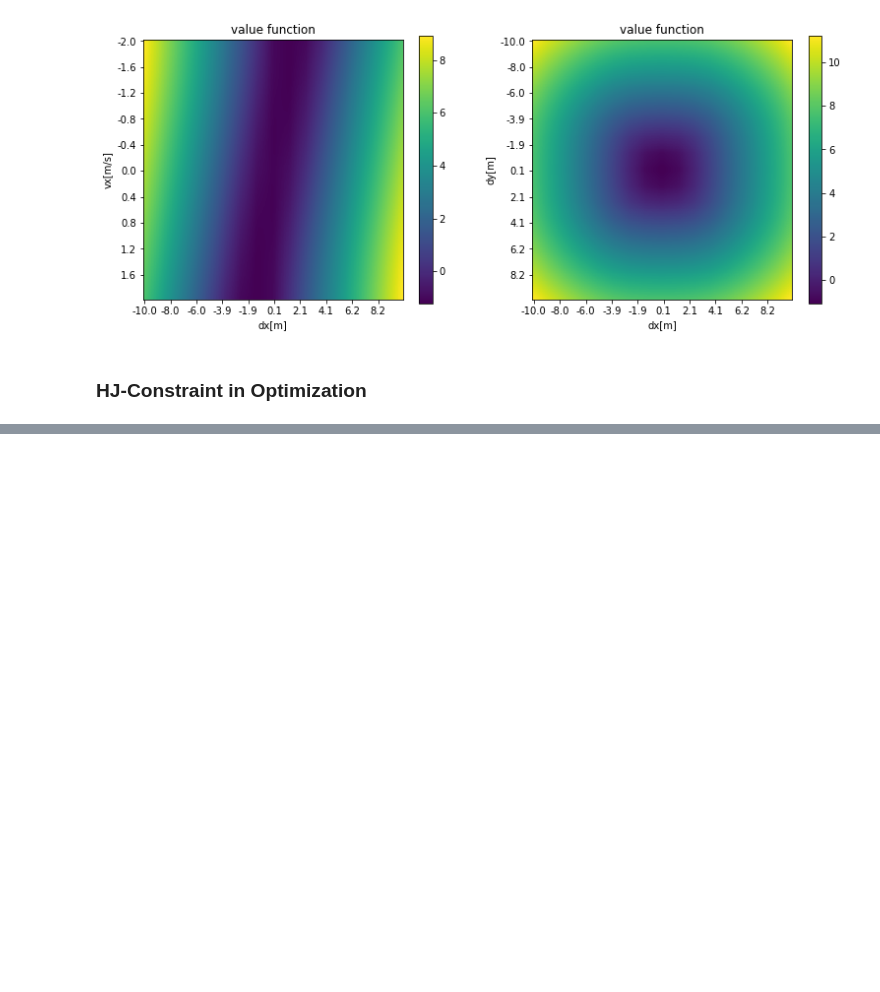
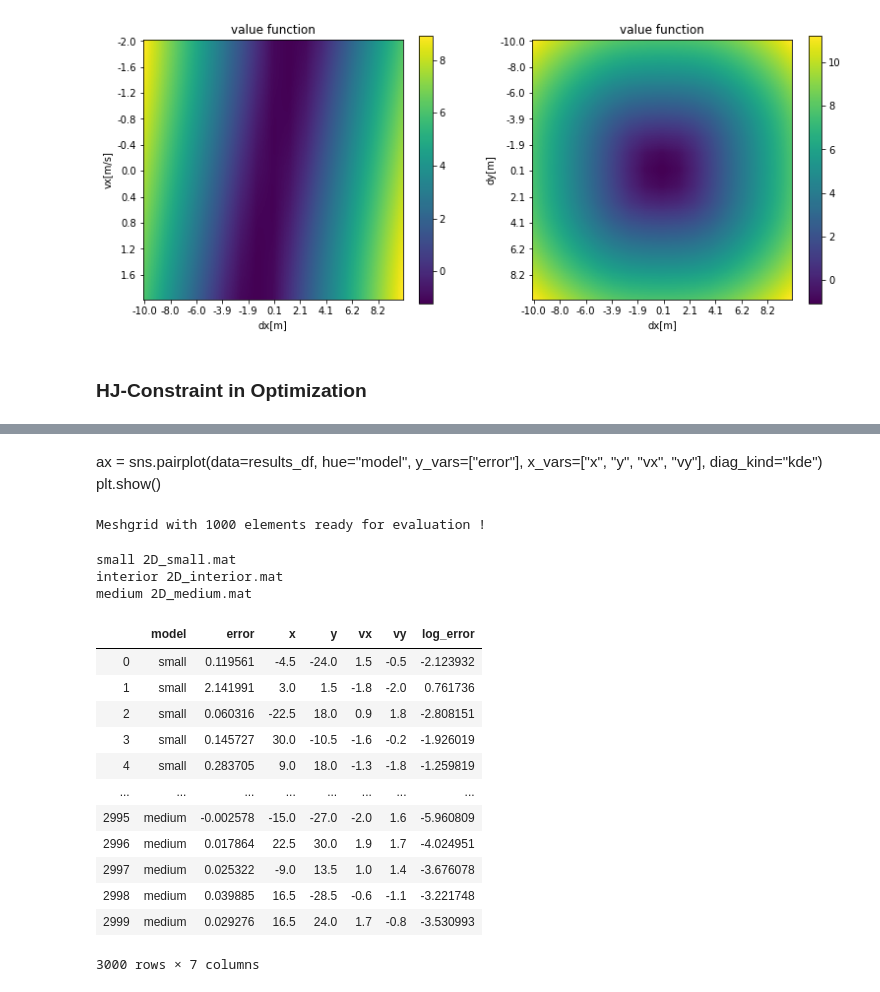
Before and after one commit to simon-schaefer/mantrap, a Jupyter notebook: examples/module_hjr.ipynb, the cells around one changed output, grey strips where cells are left out. Saved outputs shown, nothing was run; the diff lists cells and outputs as text; code cells hidden in the pictures; blank space fills up the shorter version.

```diff
--- a/examples/modules/hj_reachability.ipynb
+++ b/examples/module_hjr.ipynb
@@ -95,0 +152,3 @@ HTML(solver.visualize_heat_map(propagation="constant"))
+# %% [markdown]
+ax = sns.pairplot(data=results_df, hue="model", y_vars=["error"], x_vars=["x", "y", "vx", "vy"], diag_kind="kde")
+plt.show()
@@ -95,0 +168,53 @@ HTML(solver.visualize_heat_map(propagation="constant"))
+# %%
+file_baseline = "2D_large.mat"
+module_baseline = mantrap.modules.HJReachabilityModule(env, t_horizon=t_horizon, data_file=file_baseline)
+
+# Loading accuartely computed value function and compute meshgrid containing every computed grid coordinate.
+_, _, grid_size_by_dim, _, (grid_min, grid_max) = mantrap.modules.HJReachabilityModule.unpack_mat_file(
+    mat_file_path=os.path.join(mantrap.utility.io.build_os_path("third_party/reachability"), file_baseline)
+)
+x_grid, y_grid, vx_grid, vy_grid = np.meshgrid(*(np.linspace(grid_min[i], grid_max[i], num=grid_size_by_dim[i]) \
+                                                 for i in range(4)))
+mesh = np.stack((x_grid.flatten(), y_grid.flatten(), vx_grid.flatten(), vy_grid.flatten())).T
+
+# In order to reduce the number of evaluation points, sample 1000 random points.
+idx = np.random.randint(low=0, high=mesh.shape[0] - 1, size=1000)
+mesh = mesh[idx, :]
+print(f"Meshgrid with {mesh.shape[0]} elements ready for evaluation !")
+# %% [output]
+Meshgrid with 1000 elements ready for evaluation !
+# %%
+# Evaluate value function error of approximation.
+models = {"small": "2D_small.mat", "interior": "2D_interior.mat", "medium": "2D_medium.mat"}
+
+results_df = pd.DataFrame(columns=["model", "error", "x", "y", "vx", "vy"])
+for label, file_name in models.items():
+    print(label, file_name)
+    module = mantrap.modules.HJReachabilityModule(env, t_horizon=t_horizon, data_file=file_name)
+
+    for x_rel in mesh:
+        error = module.value_function(x_rel) - module_baseline.value_function(x_rel)
+        results_df = results_df.append({"model": label, "error": float(error),
+                                        "x": x_rel[0], "y": x_rel[1], "vx": x_rel[2], "vy": x_rel[3]},
+                                        ignore_index=True)
+# %% [output]
+small 2D_small.mat
+interior 2D_interior.mat
+medium 2D_medium.mat
+# %%
+results_df["log_error"] = np.log(np.abs(results_df["error"]) + 1e-10)  # avoiding nan values (log(0)/log(-x))
+results_df
+# %% [output]
+|  | model | error | x | y | vx | vy | log_error |
+| 0 | small | 0.119561 | -4.5 | -24.0 | 1.5 | -0.5 | -2.123932 |
+| 1 | small | 2.141991 | 3.0 | 1.5 | -1.8 | -2.0 | 0.761736 |
+| 2 | small | 0.060316 | -22.5 | 18.0 | 0.9 | 1.8 | -2.808151 |
+| 3 | small | 0.145727 | 30.0 | -10.5 | -1.6 | -0.2 | -1.926019 |
+| 4 | small | 0.283705 | 9.0 | 18.0 | -1.3 | -1.8 | -1.259819 |
+| ... | ... | ... | ... | ... | ... | ... | ... |
+| 2995 | medium | -0.002578 | -15.0 | -27.0 | -2.0 | 1.6 | -5.960809 |
+| 2996 | medium | 0.017864 | 22.5 | 30.0 | 1.9 | 1.7 | -4.024951 |
+| 2997 | medium | 0.025322 | -9.0 | 13.5 | 1.0 | 1.4 | -3.676078 |
+| 2998 | medium | 0.039885 | 16.5 | -28.5 | -0.6 | -1.1 | -3.221748 |
+| 2999 | medium | 0.029276 | 16.5 | 24.0 | 1.7 | -0.8 | -3.530993 |
+3000 rows × 7 columns
```
Also changed, not shown: parts of 11 cells of this notebook, 9 other files.
